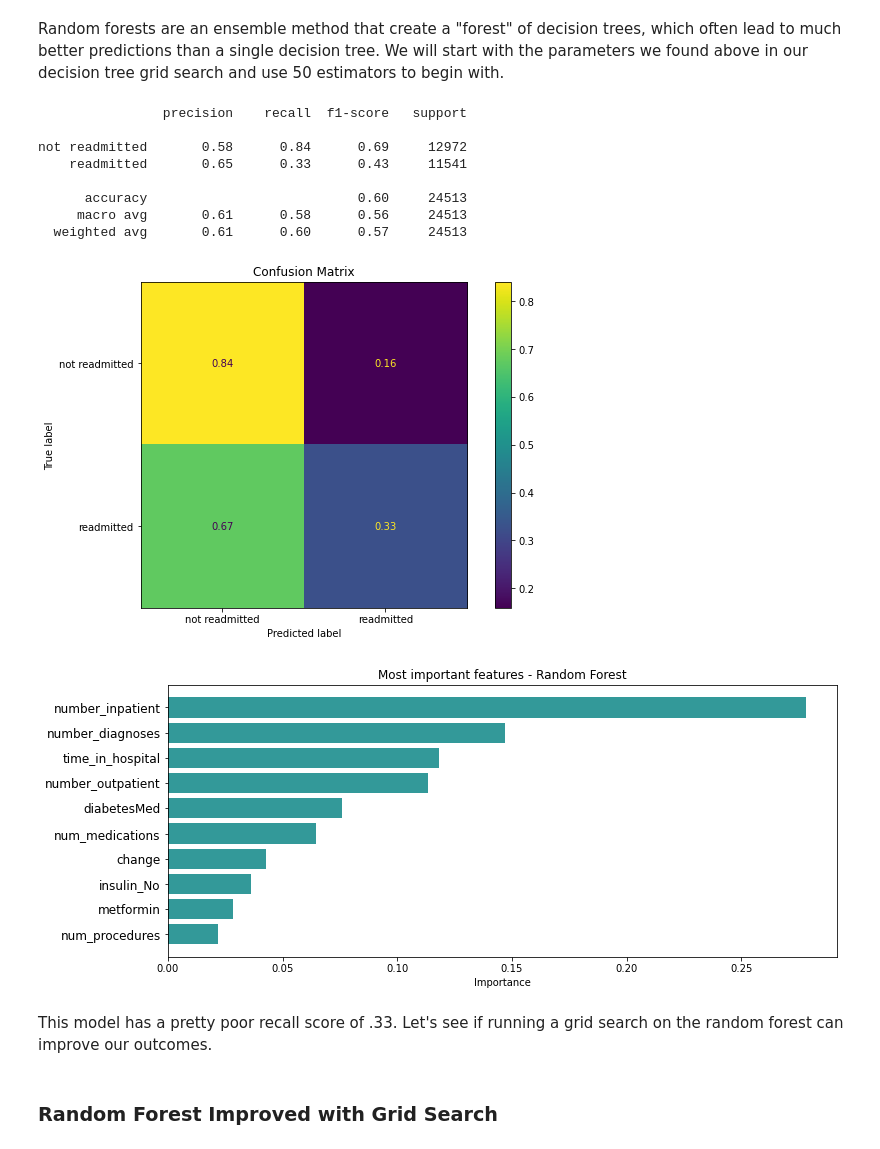
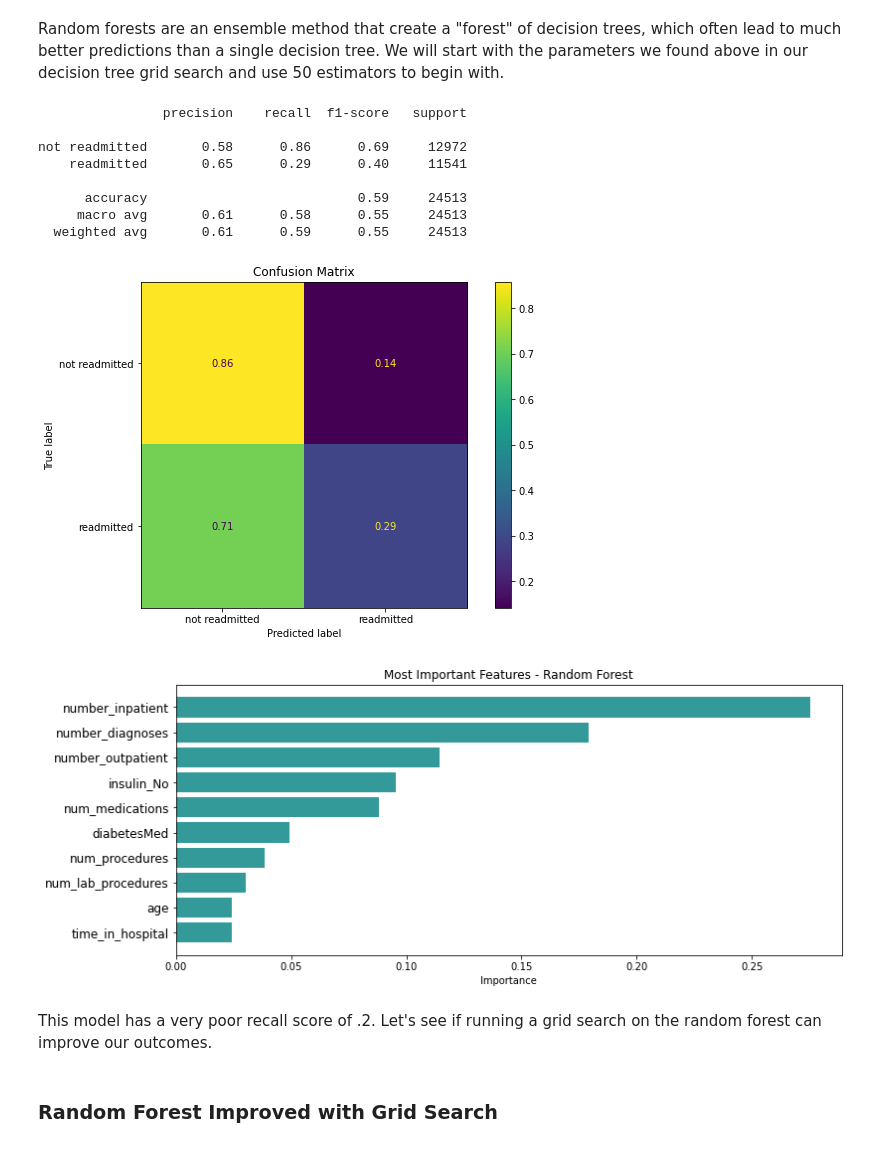
Before and after one commit to Sammyknee/diabetes-readmissions, a Jupyter notebook: Diabetes_Readmissions_Models.ipynb, the cells around one changed output. Drawn from its saved outputs; the diff is of its cells as text; code cells hidden in the pictures.

Commit message:
cleaned up final models

```diff
--- a/Diabetes_Readmissions_Models.ipynb
+++ b/Diabetes_Readmissions_Models.ipynb
@@ -69,7 +67,7 @@ def run_model(model):
 
     # plot confusion matrix
     fig, ax = plt.subplots(figsize=(10, 6))
-    ax.set_title(f'Confusion Matrix')
+    ax.set_title('Confusion Matrix')
     disp = plot_confusion_matrix(model, X_test, y_test, ax = ax,
                                  display_labels = class_names,
                                  normalize='true')
@@ -357,26 +333,27 @@ Random forests are an ensemble method that create a "forest" of decision trees,
 # %%
 forest = RandomForestClassifier(n_estimators=50, criterion=grid_tree.best_params_['criterion'],
                                 max_depth=grid_tree.best_params_['max_depth'],
                                 min_samples_split=grid_tree.best_params_['min_samples_split'],
-                                min_samples_leaf=grid_tree.best_params_['min_samples_leaf']
+                                min_samples_leaf=grid_tree.best_params_['min_samples_leaf'],
+                                random_state=7
                                )
 forest_scores = run_model(forest)
 # %% [output]
                 precision    recall  f1-score   support
 
-not readmitted       0.58      0.84      0.69     12972
-    readmitted       0.65      0.33      0.43     11541
+not readmitted       0.58      0.86      0.69     12972
+    readmitted       0.65      0.29      0.40     11541
 
-      accuracy                           0.60     24513
-     macro avg       0.61      0.58      0.56     24513
-  weighted avg       0.61      0.60      0.57     24513
+      accuracy                           0.59     24513
+     macro avg       0.61      0.58      0.55     24513
+  weighted avg       0.61      0.59      0.55     24513
-[figure, old version]
+[figure, new version]
 # %%
 plot_top_10_features(forest, 'Random Forest')
 # %% [output]
-[figure, old version]
+[figure, new version]
 # %% [markdown]
-This model has a pretty poor recall score of .33. Let's see if running a grid search on the random forest can improve our outcomes.
+This model has a very poor recall score of .2. Let's see if running a grid search on the random forest can improve our outcomes.
 # %% [markdown]
 ### Random Forest Improved with Grid Search
 # %% [markdown]
```
Also changed, not shown: parts of 37 cells of this notebook.
